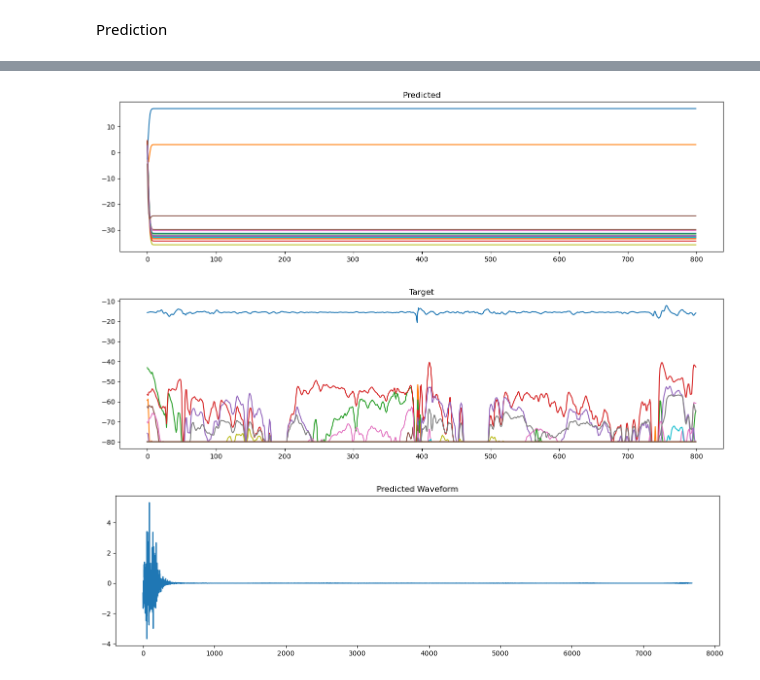
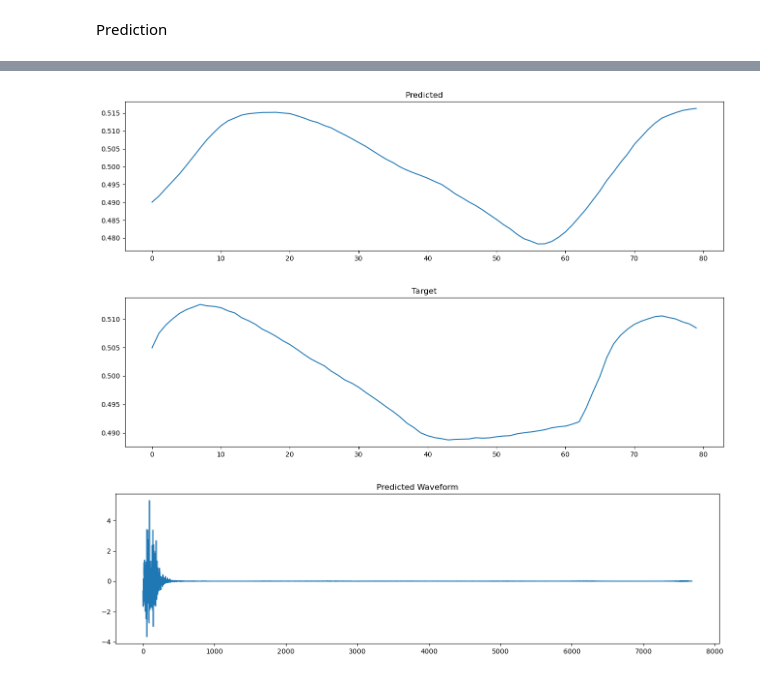
Before and after one commit to ChuanCh/A2E, a Jupyter notebook: ATE.ipynb, the cells around one changed output, grey strips where cells are left out. Cells and saved outputs as stored; diff of their text form; code cells hidden in the pictures.

Commit message:
FD, fix spectro bugs

```diff
--- a/ATE.ipynb
+++ b/ATE.ipynb
@@ -33,11 +33,12 @@ from torch.utils.data import DataLoader, Dataset
 
 # hyperparameters
 samplerate = 16000
-num_epochs = 100
-hidden_size = 1024
+num_epochs = 300
+hidden_size = 256
 second_hidden_size = 256
+third_hidden_size = 256
 learning_rate = 0.001
-segment_length_in_seconds = 0.05
+segment_length_in_seconds = 0.005
 top_db = 30
 segment_length_in_samples = int(segment_length_in_seconds * samplerate)
 max_length = samplerate
@@ -322,8 +323,8 @@ class VoiceDataset(Dataset):
 # %%
 # create the dataset
 dataset = VoiceDataset(segment_length_in_samples)
-wav_data = dataset.load_dataset('all_singing', samplerate)
-dataset.preprocess(wav_data, preprocess_type='spectrogram_process')
+wav_data = dataset.load_dataset('one_everything', samplerate)
+dataset.preprocess(wav_data, preprocess_type='pure_signal_process')
 
 train_segments, val_segments, test_segments = dataset.split_data(train_ratio=0.7, val_ratio=0.15)
 
@@ -723,13 +719,14 @@ with torch.no_grad():
         loss = criterion(outputs, targets).item()
         print(f"Test Loss: {loss:.4f}")
 
-# plot the predicted wav for visualization
+# plot the random predicted wav for visualization
 plt.figure(figsize=(16, 4))
-plt.plot(outputs[0].cpu().numpy())
+random_index = random.randint(0, len(outputs) - 1)
+plt.plot(outputs[random_index].cpu().numpy())
 plt.title('Predicted')
 plt.show()
 plt.figure(figsize=(16, 4))
-plt.plot(targets[0].cpu().numpy())
+plt.plot(targets[random_index].cpu().numpy())
 plt.title('Target')
 plt.show()
 # %% [output]
@@ -738,5 +750,5 @@ Test Loss: 1750.4952
-[figure, old version]
+[figure, new version]
-[figure, old version]
+[figure, new version]
 # %%
 import librosa
 import numpy as np
```
Also changed, not shown: parts of 5 cells of this notebook, 1 other file.
